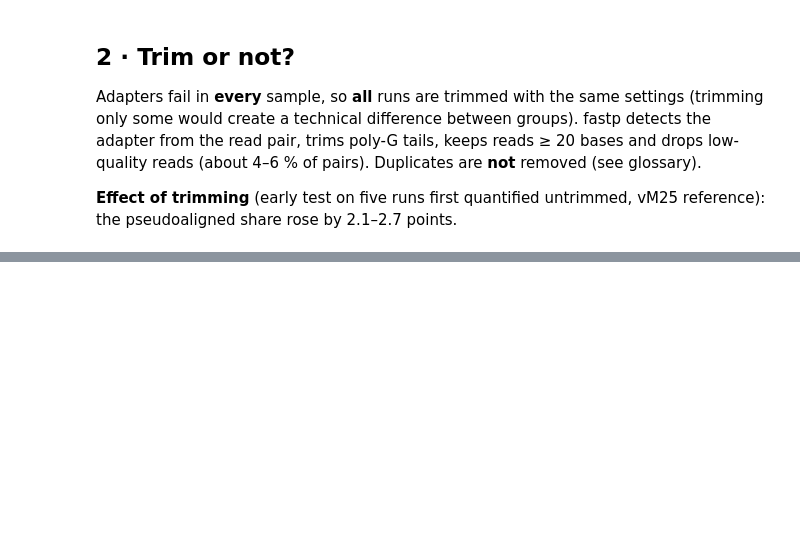
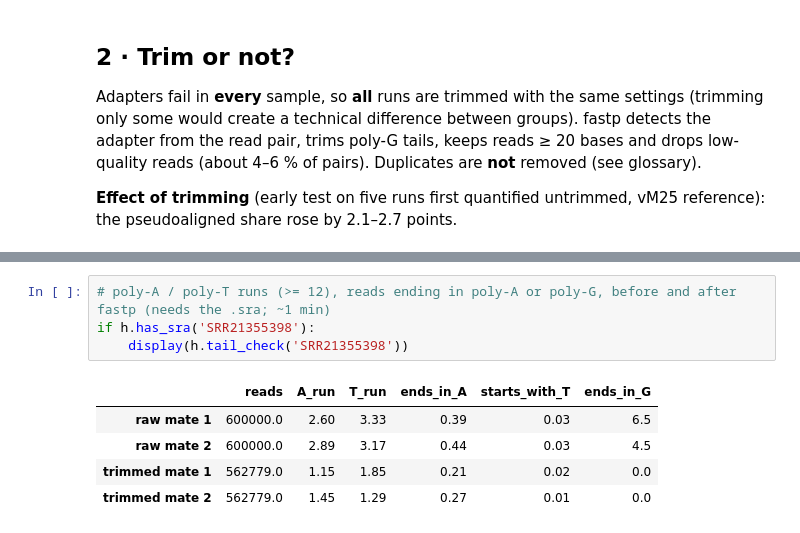
Before and after one commit to Jeffateth/RNAseq_aging, a Jupyter notebook: notebooks/02_qc_trimming.ipynb, the cells around one changed output, grey strips where cells are left out. Drawn from its saved outputs; the diff is of its cells as text; blank space fills up the shorter version.

```diff
--- a/notebooks/02_qc_trimming.ipynb
+++ b/notebooks/02_qc_trimming.ipynb
@@ -81,0 +101,10 @@ else:
+# %%
+# poly-A / poly-T runs (>= 12), reads ending in poly-A or poly-G, before and after fastp (needs the .sra; ~1 min)
+if h.has_sra('SRR21355398'):
+    display(h.tail_check('SRR21355398'))
+# %% [output]
+|  | reads | A_run | T_run | ends_in_A | starts_with_T | ends_in_G |
+| raw mate 1 | 600000.0 | 2.60 | 3.33 | 0.39 | 0.03 | 6.5 |
+| raw mate 2 | 600000.0 | 2.89 | 3.17 | 0.44 | 0.03 | 4.5 |
+| trimmed mate 1 | 562779.0 | 1.15 | 1.85 | 0.21 | 0.02 | 0.0 |
+| trimmed mate 2 | 562779.0 | 1.45 | 1.29 | 0.27 | 0.01 | 0.0 |
```
Also changed, not shown: parts of 8 cells of this notebook, 8 other files.
